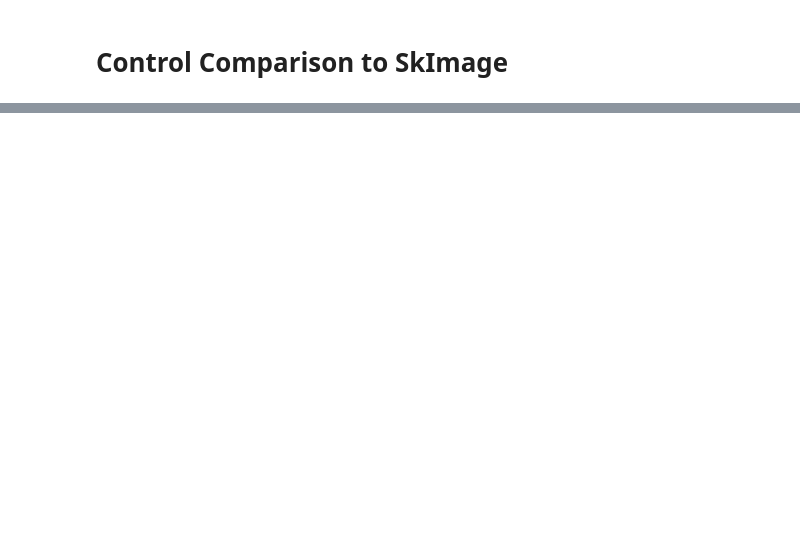
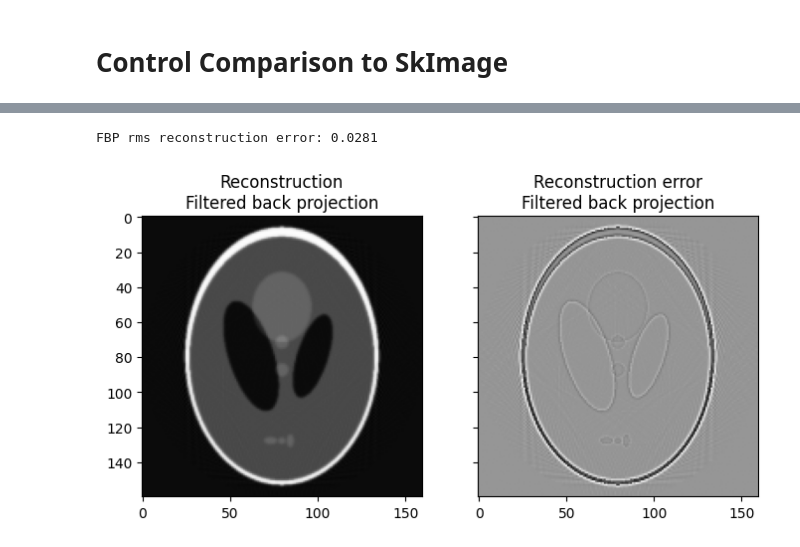
Before and after one commit to Moritz-Wald/Computertomographie, a Jupyter notebook: excercises.ipynb, the cells around one changed output, grey strips where cells are left out. Saved outputs shown, nothing was run; the diff lists cells and outputs as text; code cells hidden in the pictures; blank space fills up the shorter version.

```diff
--- a/excercises.ipynb
+++ b/excercises.ipynb
@@ -88,14 +90,17 @@ plt.show()
 # %%
 from skimage.transform import iradon
 
-reconstruction_fbp = iradon(sinogram, theta=theta, filter_name='ramp')
+reconstruction_fbp = iradon(sinogram, theta=angles, filter_name='ramp')
 error = reconstruction_fbp - image
-print(f'FBP rms reconstruction error: {np.sqrt(np.mean(error**2)):.3g}')
+print(f'FBP rms reconstruction error: {np.sqrt(np.mean(error ** 2)):.3g}')
 
 imkwargs = dict(vmin=-0.2, vmax=0.2)
 fig, (ax1, ax2) = plt.subplots(1, 2, figsize=(8, 4.5), sharex=True, sharey=True)
 ax1.set_title("Reconstruction\nFiltered back projection")
 ax1.imshow(reconstruction_fbp, cmap=plt.cm.Greys_r)
 ax2.set_title("Reconstruction error\nFiltered back projection")
 ax2.imshow(reconstruction_fbp - image, cmap=plt.cm.Greys_r, **imkwargs)
 plt.show()
+# %% [output]
+FBP rms reconstruction error: 0.0281
+[figure, added]
```
Also changed, not shown: parts of 5 cells of this notebook, 1 other file.
